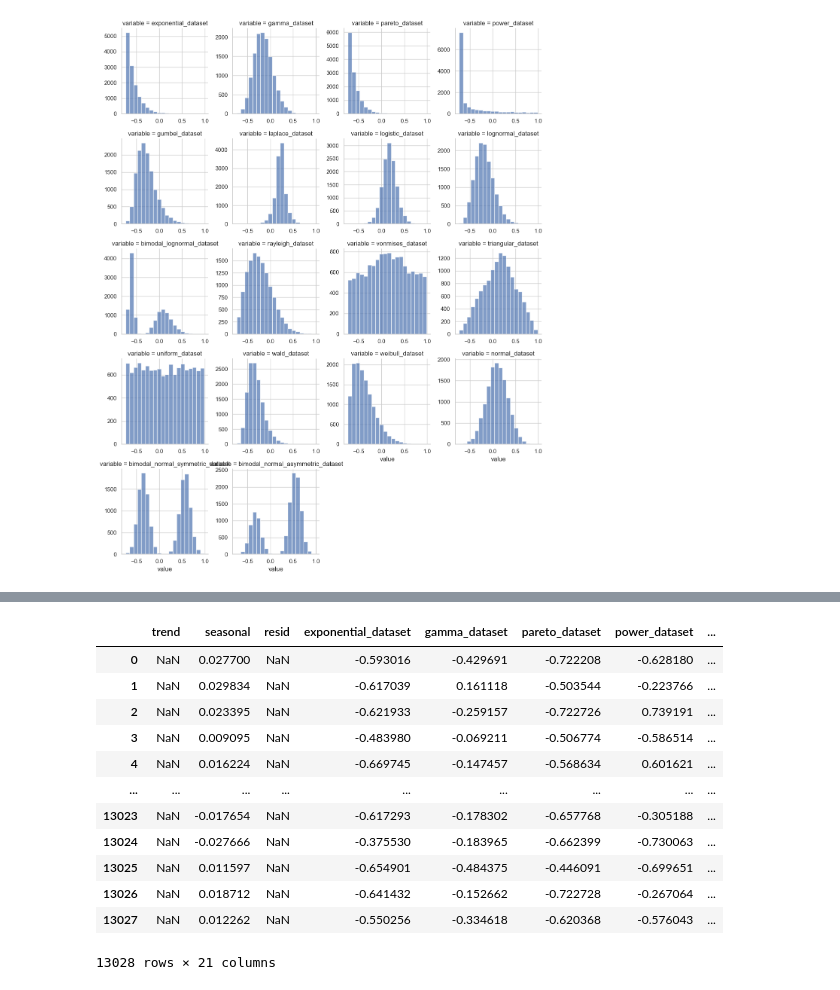
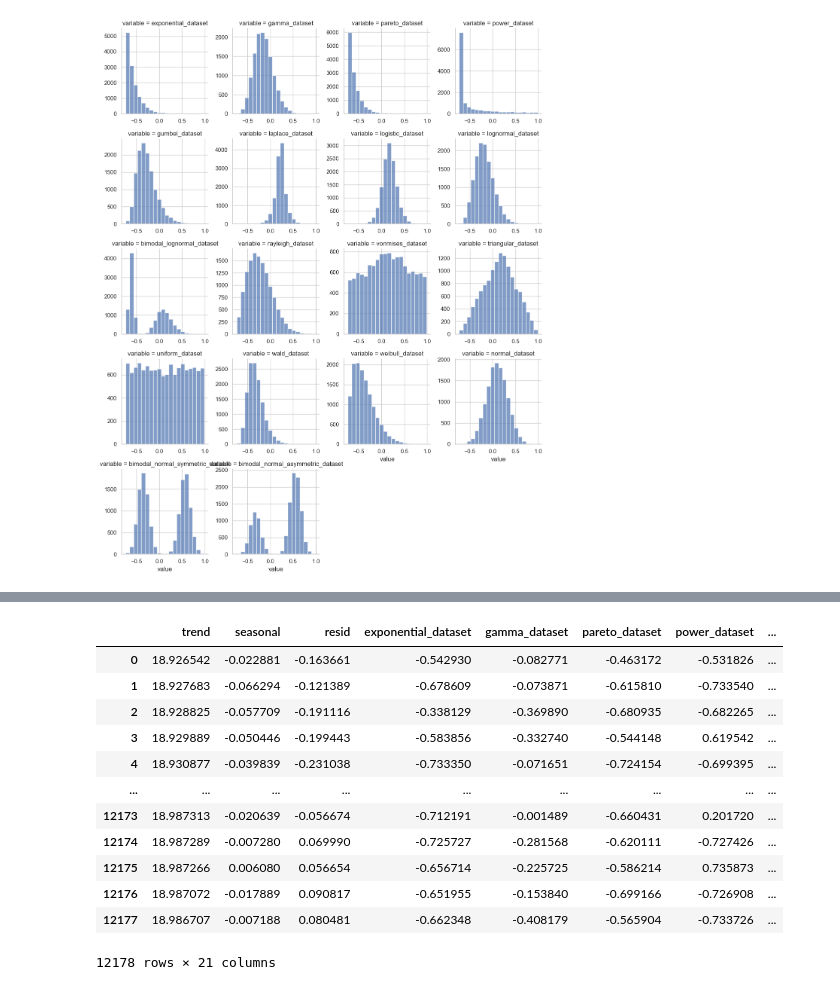
Before and after one commit to davidmichelsTUB/stochastic-data, a Jupyter notebook: datageneration.ipynb, the cells around one changed output, grey strips where cells are left out. Drawn from its saved outputs; the diff is of its cells as text; code cells hidden in the pictures.

```diff
--- a/datageneration.ipynb
+++ b/datageneration.ipynb
@@ -23,15 +22,4 @@ from scipy import stats
 # %%
-##Define Functions for the normalization of the Datasets
-def min_max_norm(data):
-    data = (data - data.min())/(data.max()-data.min())
-    return data
-
-def retransform(data,min = min,max = max):
-    data = data * (max-min) + min
-    return data
-
-def rescale(data,min,max):
-    return retransform(min_max_norm(data),min,max)
 
 def plot_data(data,colname = "test"):
     plt.figure(figsize=(8, 4))
@@ -103,7 +91,7 @@ plt.show()
 times_series_decomposition = pd.DataFrame(sd.resid)
 times_series_decomposition.insert(0, "seasonal",sd.seasonal)
 times_series_decomposition.insert(0, "trend",sd.trend)
-times_series_decomposition = times_series_decomposition.dropna()
+
 (times_series_decomposition)
 # %% [output]
 |  | trend | seasonal | resid |
@@ -242,0 +228,3 @@ rescaled_data = unstructured_data.iloc[:,2:].apply(lambda x:rescale(x, min,max)
+# %%
+times_series_decomposition = times_series_decomposition.dropna().reset_index().iloc[:,2:]
+times_series_decomposition
@@ -243,20 +245,20 @@ rescaled_data = unstructured_data.iloc[:,2:].apply(lambda x:rescale(x, min,max)
 # %%
-time_series_residuals = pd.concat([time_series,rescaled_data],axis = 1)
-time_series_residuals
+time_series_residuals = pd.concat([times_series_decomposition,dataframe],axis = 1)
+time_series_residuals.dropna()
 # %% [output]
 |  | trend | seasonal | resid | exponential_dataset | gamma_dataset | pareto_dataset | power_dataset | ... |
-| 0 | NaN | 0.027700 | NaN | -0.593016 | -0.429691 | -0.722208 | -0.628180 | ... |
-| 1 | NaN | 0.029834 | NaN | -0.617039 | 0.161118 | -0.503544 | -0.223766 | ... |
-| 2 | NaN | 0.023395 | NaN | -0.621933 | -0.259157 | -0.722726 | 0.739191 | ... |
-| 3 | NaN | 0.009095 | NaN | -0.483980 | -0.069211 | -0.506774 | -0.586514 | ... |
-| 4 | NaN | 0.016224 | NaN | -0.669745 | -0.147457 | -0.568634 | 0.601621 | ... |
+| 0 | 18.926542 | -0.022881 | -0.163661 | -0.542930 | -0.082771 | -0.463172 | -0.531826 | ... |
+| 1 | 18.927683 | -0.066294 | -0.121389 | -0.678609 | -0.073871 | -0.615810 | -0.733540 | ... |
+| 2 | 18.928825 | -0.057709 | -0.191116 | -0.338129 | -0.369890 | -0.680935 | -0.682265 | ... |
+| 3 | 18.929889 | -0.050446 | -0.199443 | -0.583856 | -0.332740 | -0.544148 | 0.619542 | ... |
+| 4 | 18.930877 | -0.039839 | -0.231038 | -0.733350 | -0.071651 | -0.724154 | -0.699395 | ... |
 | ... | ... | ... | ... | ... | ... | ... | ... | ... |
-| 13023 | NaN | -0.017654 | NaN | -0.617293 | -0.178302 | -0.657768 | -0.305188 | ... |
-| 13024 | NaN | -0.027666 | NaN | -0.375530 | -0.183965 | -0.662399 | -0.730063 | ... |
-| 13025 | NaN | 0.011597 | NaN | -0.654901 | -0.484375 | -0.446091 | -0.699651 | ... |
-| 13026 | NaN | 0.018712 | NaN | -0.641432 | -0.152662 | -0.722728 | -0.267064 | ... |
-| 13027 | NaN | 0.012262 | NaN | -0.550256 | -0.334618 | -0.620368 | -0.576043 | ... |
+| 12173 | 18.987313 | -0.020639 | -0.056674 | -0.712191 | -0.001489 | -0.660431 | 0.201720 | ... |
+| 12174 | 18.987289 | -0.007280 | 0.069990 | -0.725727 | -0.281568 | -0.620111 | -0.727426 | ... |
+| 12175 | 18.987266 | 0.006080 | 0.056654 | -0.656714 | -0.225725 | -0.586214 | 0.735873 | ... |
+| 12176 | 18.987072 | -0.017889 | 0.090817 | -0.651955 | -0.153840 | -0.699166 | -0.726908 | ... |
+| 12177 | 18.986707 | -0.007188 | 0.080481 | -0.662348 | -0.408179 | -0.565904 | -0.733726 | ... |
-13028 rows × 21 columns
+12178 rows × 21 columns
 # %%
 time_series_data = time_series_residuals.iloc[:,2:].apply(lambda x: x + time_series_residuals["trend"]+ time_series_residuals["seasonal"]).dropna()
 time_series_data = time_series_data.set_index(np.array(range(0,time_series_data.iloc[:,1].shape[0])),append = False)
```
Also changed, not shown: parts of 18 cells of this notebook.
